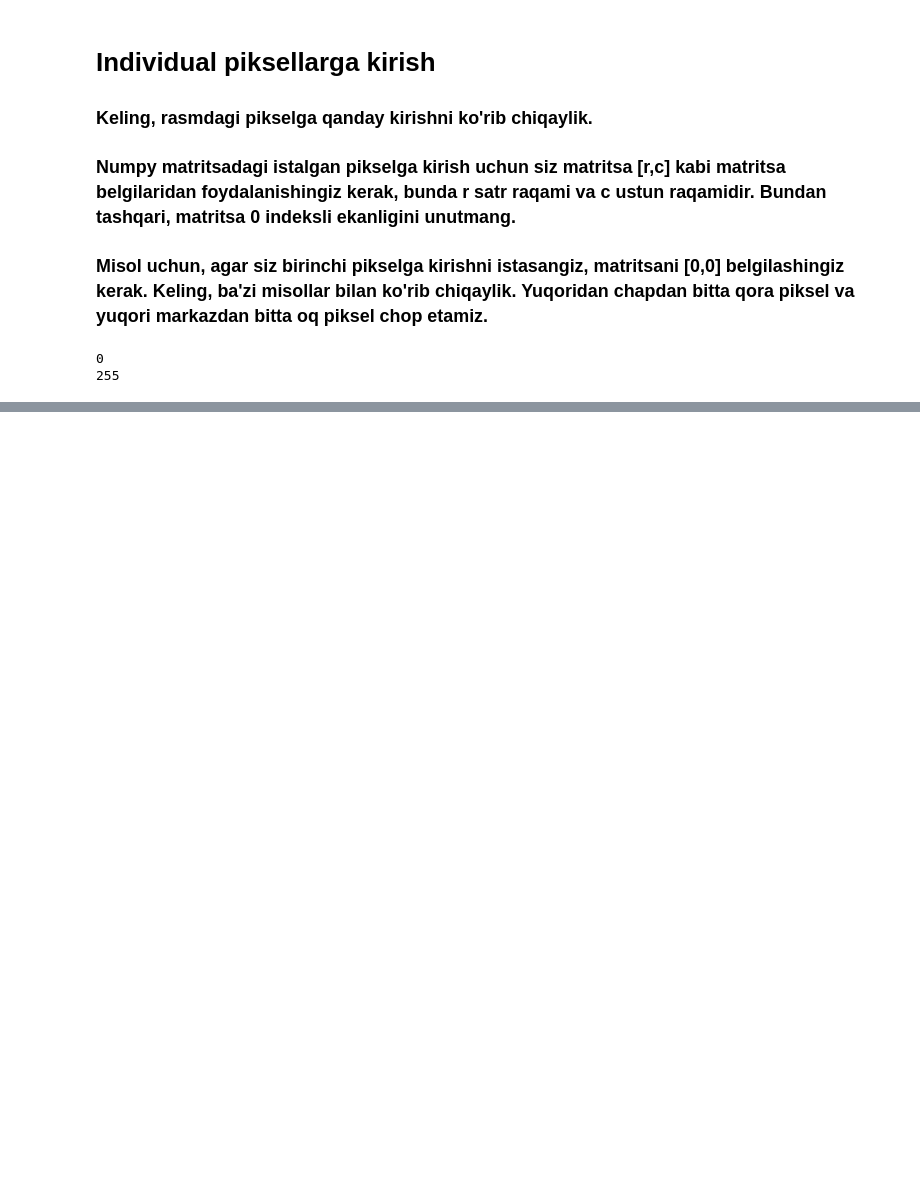
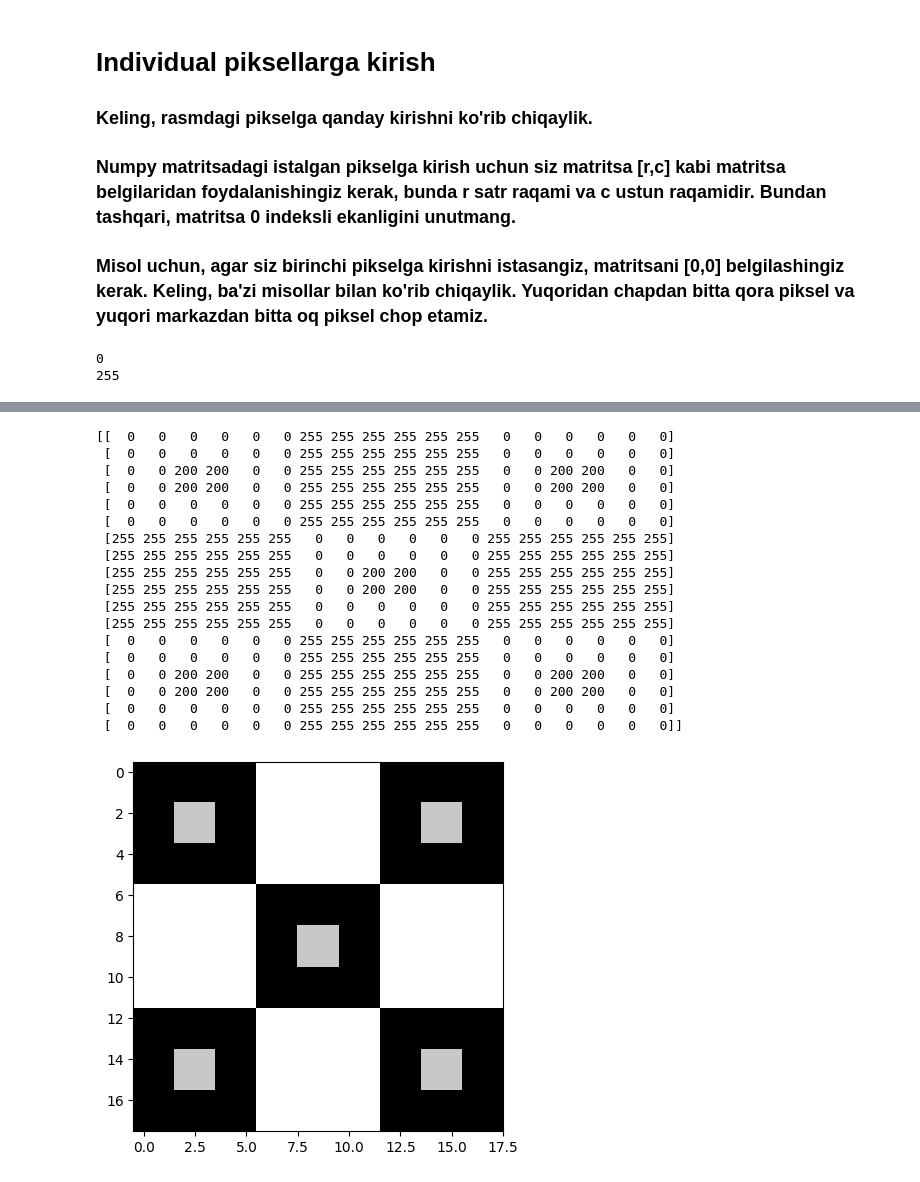
Before and after one commit to iMan0405/Portfolio_DT_vs_AI, a Jupyter notebook: Basic_Image_Manipulations_for_Study.ipynb, the cells around one changed output, grey strips where cells are left out. Drawn from its saved outputs; the diff is of its cells as text; code cells hidden in the pictures; blank space fills up the shorter version.

```diff
--- a/Basic_Image_Manipulations_for_Study.ipynb
+++ b/Basic_Image_Manipulations_for_Study.ipynb
@@ -97,0 +102,45 @@ print(cb_img[0, 6])
+# %%
+cb_img_copy = cb_img.copy()
+cb_img_copy[2, 2] = 200
+cb_img_copy[2, 3] = 200
+cb_img_copy[3, 2] = 200
+cb_img_copy[3, 3] = 200
+cb_img_copy[2, 14] = 200
+cb_img_copy[2, 15] = 200
+cb_img_copy[3, 14] = 200
+cb_img_copy[3, 15] = 200
+cb_img_copy[8, 8] = 200
+cb_img_copy[8, 9] = 200
+cb_img_copy[9, 8] = 200
+cb_img_copy[9, 9] = 200
+cb_img_copy[14, 2] = 200
+cb_img_copy[14, 3] = 200
+cb_img_copy[15, 2] = 200
+cb_img_copy[15, 3] = 200
+cb_img_copy[14, 14] = 200
+cb_img_copy[14, 15] = 200
+cb_img_copy[15, 14] = 200
+cb_img_copy[15, 15] = 200
+
+plt.imshow(cb_img_copy, cmap="gray")
+print(cb_img_copy)
+# %% [output]
+[[  0   0   0   0   0   0 255 255 255 255 255 255   0   0   0   0   0   0]
+ [  0   0   0   0   0   0 255 255 255 255 255 255   0   0   0   0   0   0]
+ [  0   0 200 200   0   0 255 255 255 255 255 255   0   0 200 200   0   0]
+ [  0   0 200 200   0   0 255 255 255 255 255 255   0   0 200 200   0   0]
+ [  0   0   0   0   0   0 255 255 255 255 255 255   0   0   0   0   0   0]
+ [  0   0   0   0   0   0 255 255 255 255 255 255   0   0   0   0   0   0]
+ [255 255 255 255 255 255   0   0   0   0   0   0 255 255 255 255 255 255]
+ [255 255 255 255 255 255   0   0   0   0   0   0 255 255 255 255 255 255]
+ [255 255 255 255 255 255   0   0 200 200   0   0 255 255 255 255 255 255]
+ [255 255 255 255 255 255   0   0 200 200   0   0 255 255 255 255 255 255]
+ [255 255 255 255 255 255   0   0   0   0   0   0 255 255 255 255 255 255]
+ [255 255 255 255 255 255   0   0   0   0   0   0 255 255 255 255 255 255]
+ [  0   0   0   0   0   0 255 255 255 255 255 255   0   0   0   0   0   0]
+ [  0   0   0   0   0   0 255 255 255 255 255 255   0   0   0   0   0   0]
+ [  0   0 200 200   0   0 255 255 255 255 255 255   0   0 200 200   0   0]
+ [  0   0 200 200   0   0 255 255 255 255 255 255   0   0 200 200   0   0]
+ [  0   0   0   0   0   0 255 255 255 255 255 255   0   0   0   0   0   0]
+ [  0   0   0   0   0   0 255 255 255 255 255 255   0   0   0   0   0   0]]
+[figure, added]
```
Also changed, not shown: parts of 5 cells of this notebook.
